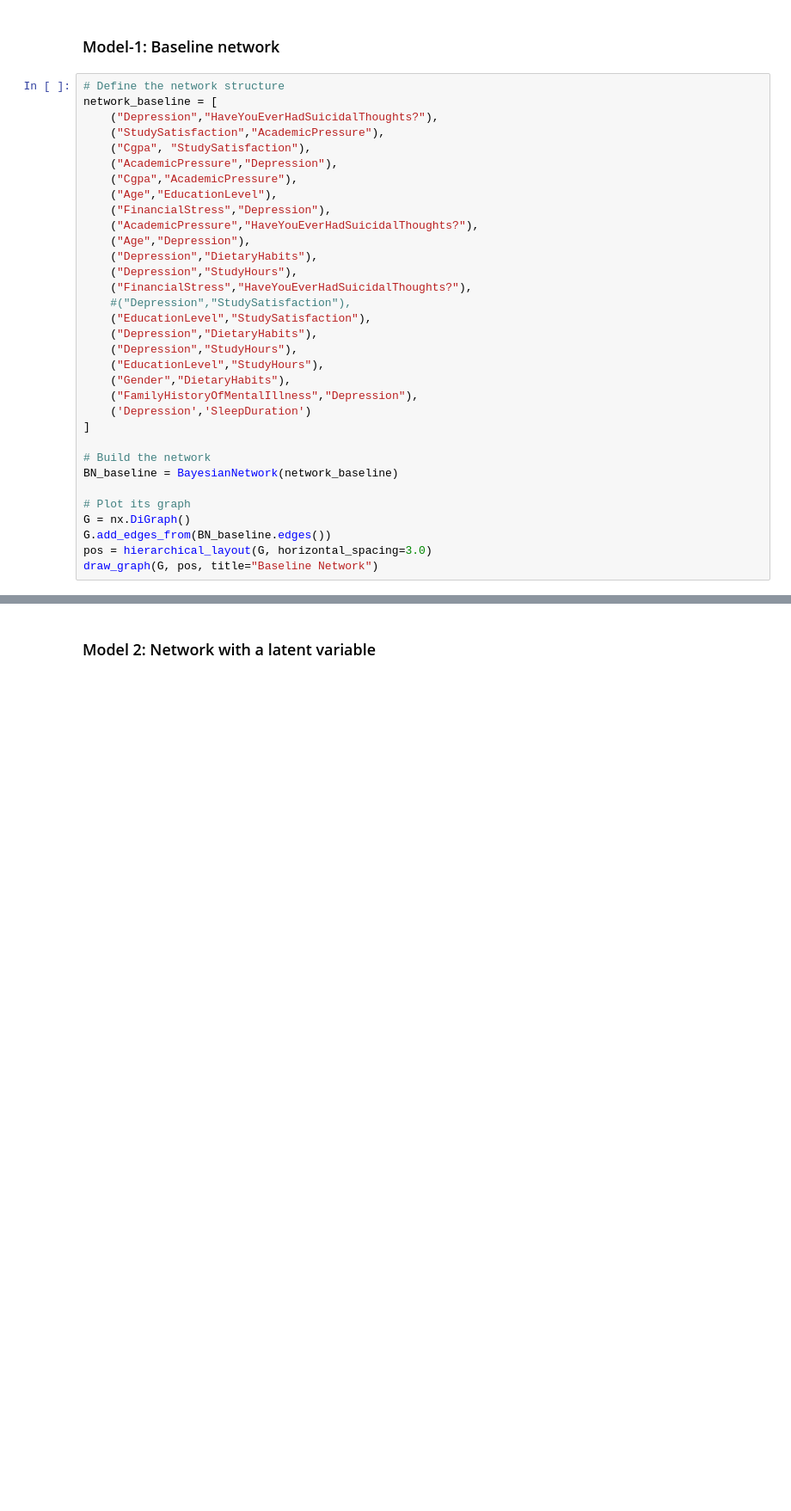
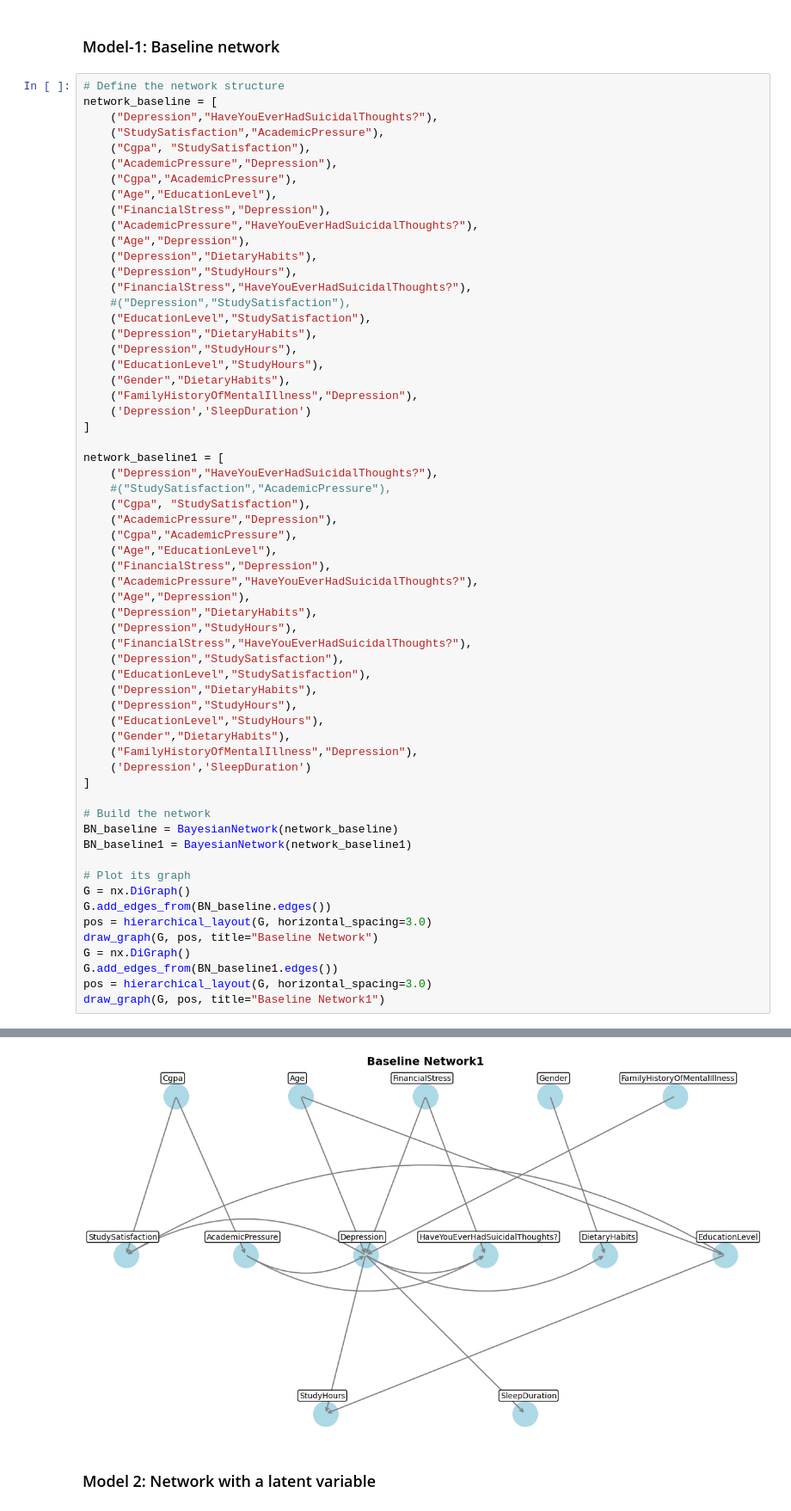
Before and after one commit to Shardyne/faikr3-project, a Jupyter notebook: network_comparison.ipynb, the cells around one changed output, grey strips where cells are left out. Shown at 86% size. Saved outputs shown, nothing was run; the diff lists cells and outputs as text; blank space fills up the shorter version.

```diff
--- a/network_comparison.ipynb
+++ b/network_comparison.ipynb
@@ -25,33 +25,62 @@ network_baseline = [
     ("Cgpa", "StudySatisfaction"),
     ("AcademicPressure","Depression"),
     ("Cgpa","AcademicPressure"),
     ("Age","EducationLevel"),
     ("FinancialStress","Depression"),
     ("AcademicPressure","HaveYouEverHadSuicidalThoughts?"),
     ("Age","Depression"),
     ("Depression","DietaryHabits"),
     ("Depression","StudyHours"),
     ("FinancialStress","HaveYouEverHadSuicidalThoughts?"),
     #("Depression","StudySatisfaction"),
     ("EducationLevel","StudySatisfaction"),
     ("Depression","DietaryHabits"),
     ("Depression","StudyHours"),
     ("EducationLevel","StudyHours"),
     ("Gender","DietaryHabits"),
     ("FamilyHistoryOfMentalIllness","Depression"),
     ('Depression','SleepDuration')
 ]
 
+network_baseline1 = [
+    ("Depression","HaveYouEverHadSuicidalThoughts?"),
+    #("StudySatisfaction","AcademicPressure"),
+    ("Cgpa", "StudySatisfaction"),
+    ("AcademicPressure","Depression"),
+    ("Cgpa","AcademicPressure"),
+    ("Age","EducationLevel"),
+    ("FinancialStress","Depression"),
+    ("AcademicPressure","HaveYouEverHadSuicidalThoughts?"),
+    ("Age","Depression"),
+    ("Depression","DietaryHabits"),
+    ("Depression","StudyHours"),
+    ("FinancialStress","HaveYouEverHadSuicidalThoughts?"),
+    ("Depression","StudySatisfaction"),
+    ("EducationLevel","StudySatisfaction"),
+    ("Depression","DietaryHabits"),
+    ("Depression","StudyHours"),
+    ("EducationLevel","StudyHours"),
+    ("Gender","DietaryHabits"),
+    ("FamilyHistoryOfMentalIllness","Depression"),
+    ('Depression','SleepDuration')
+]
+
 # Build the network
 BN_baseline = BayesianNetwork(network_baseline)
+BN_baseline1 = BayesianNetwork(network_baseline1)
 
 # Plot its graph
 G = nx.DiGraph()
 G.add_edges_from(BN_baseline.edges())
 pos = hierarchical_layout(G, horizontal_spacing=3.0)
 draw_graph(G, pos, title="Baseline Network")
+G = nx.DiGraph()
+G.add_edges_from(BN_baseline1.edges())
+pos = hierarchical_layout(G, horizontal_spacing=3.0)
+draw_graph(G, pos, title="Baseline Network1")
 # %% [output]
 [figure]
+[figure, added]
 # %% [markdown]
 ### Model 2: Network with a latent variable
 # %%
```
Also changed, not shown: parts of 26 cells of this notebook, 3 other files.
